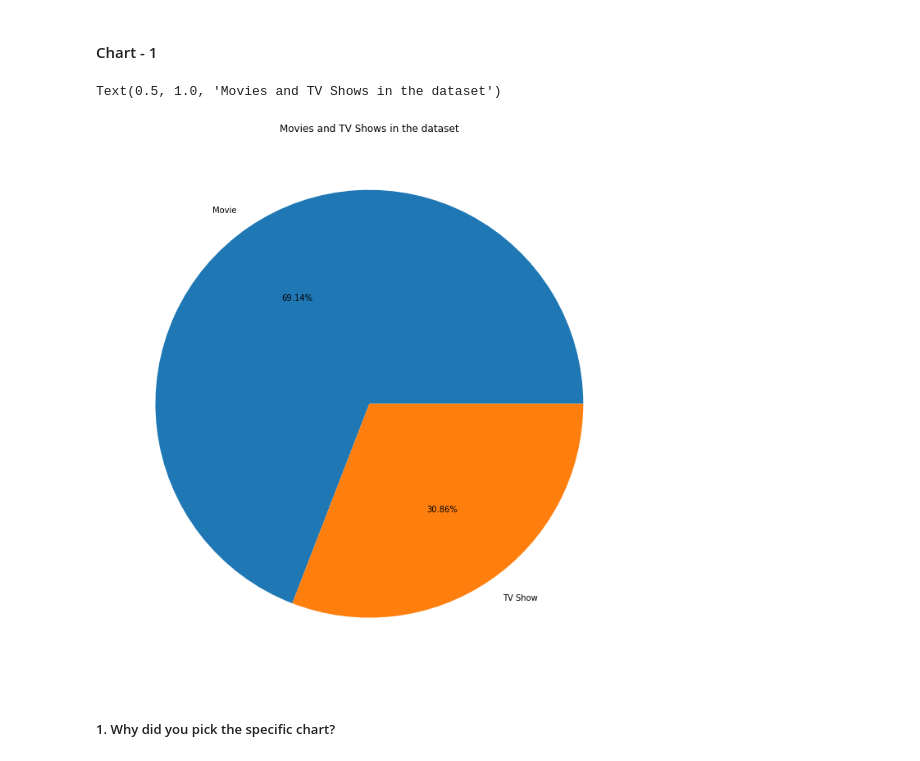
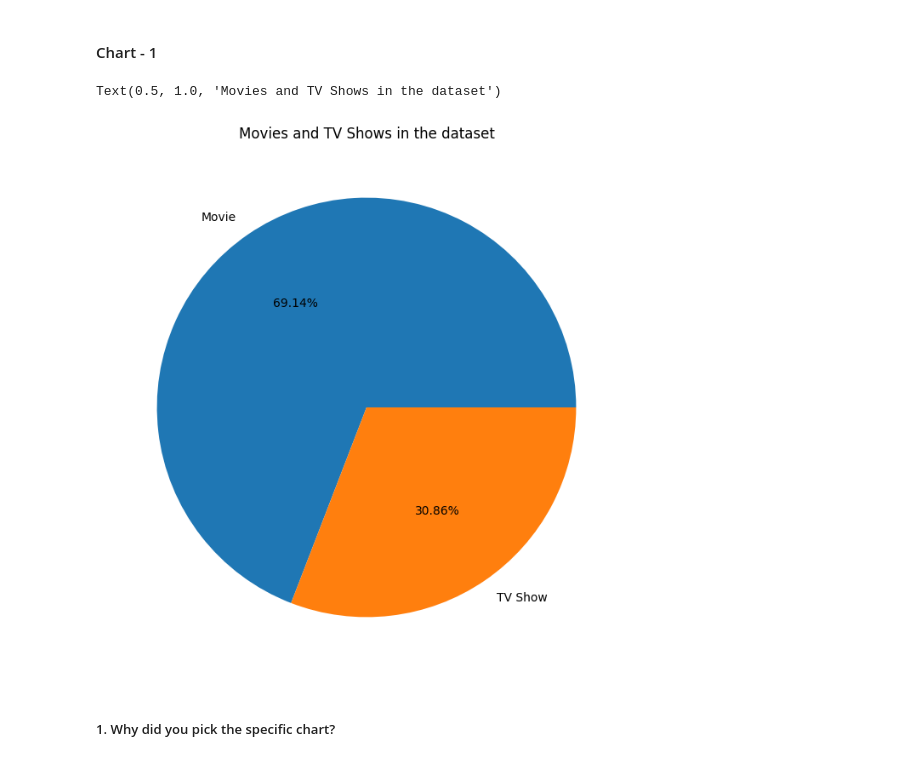
Before and after one commit to RahulI5/Netflix-Movies-and-TV-Shows-Clustering, a Jupyter notebook: Netflix_Movies_and_TV_Shows_Clustering.ipynb, the cells around one changed output. Drawn from its saved outputs; the diff is of its cells as text; code cells hidden in the pictures.

```diff
--- a/Netflix_Movies_and_TV_Shows_Clustering.ipynb
+++ b/Netflix_Movies_and_TV_Shows_Clustering.ipynb
@@ -294,12 +305,12 @@ Answer Here.
 #### Chart - 1
 # %%
 # Chart - 1 visualization code
-plt.figure(figsize=(15,12))
+plt.figure(figsize=(10,8))
 df.type.value_counts().plot(kind='pie',autopct='%1.2f%%')
 plt.ylabel('')
 plt.title('Movies and TV Shows in the dataset')
 # %% [output]
 Text(0.5, 1.0, 'Movies and TV Shows in the dataset')
-[figure, old version]
+[figure, new version]
 # %% [markdown]
 ##### 1. Why did you pick the specific chart?
```
Also changed, not shown: parts of 97 cells of this notebook.
